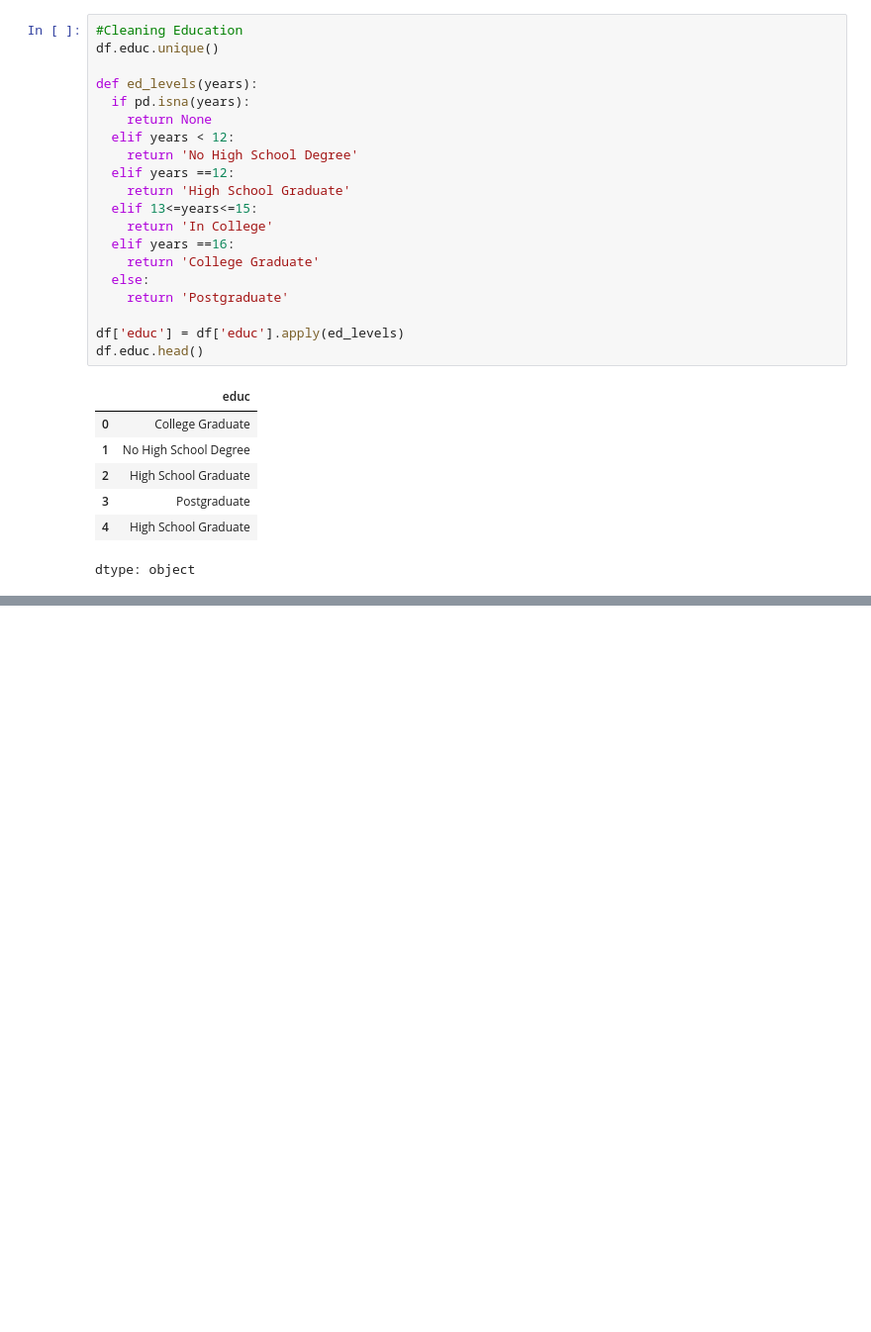
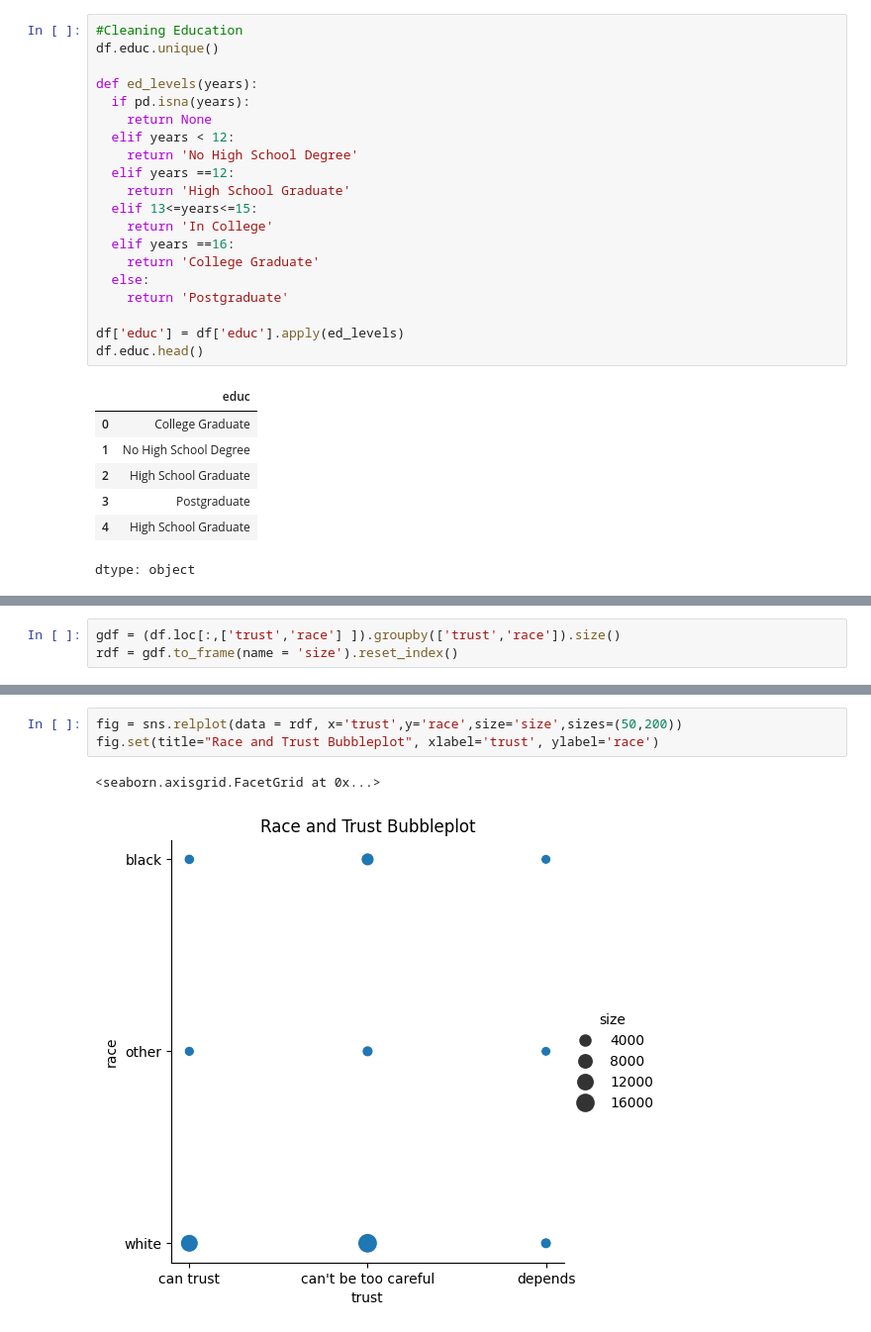
Before and after one commit to nladocsi/lab_eda, a Jupyter notebook: lab_notebook.ipynb, the cells around one changed output, grey strips where cells are left out. Shown at 99% size. Cells and saved outputs as stored; diff of their text form; blank space fills up the shorter version.

```diff
--- a/lab_notebook.ipynb
+++ b/lab_notebook.ipynb
@@ -163,0 +183,3 @@ dtype: object
+# %%
+gdf = (df.loc[:,['trust','race'] ]).groupby(['trust','race']).size()
+rdf = gdf.to_frame(name = 'size').reset_index()
@@ -163,0 +193,6 @@ dtype: object
+# %%
+fig = sns.relplot(data = rdf, x='trust',y='race',size='size',sizes=(50,200))
+fig.set(title="Race and Trust Bubbleplot", xlabel='trust', ylabel='race')
+# %% [output]
+<seaborn.axisgrid.FacetGrid at 0x...>
+[figure, added]
```
Also changed, not shown: parts of 9 cells of this notebook.
